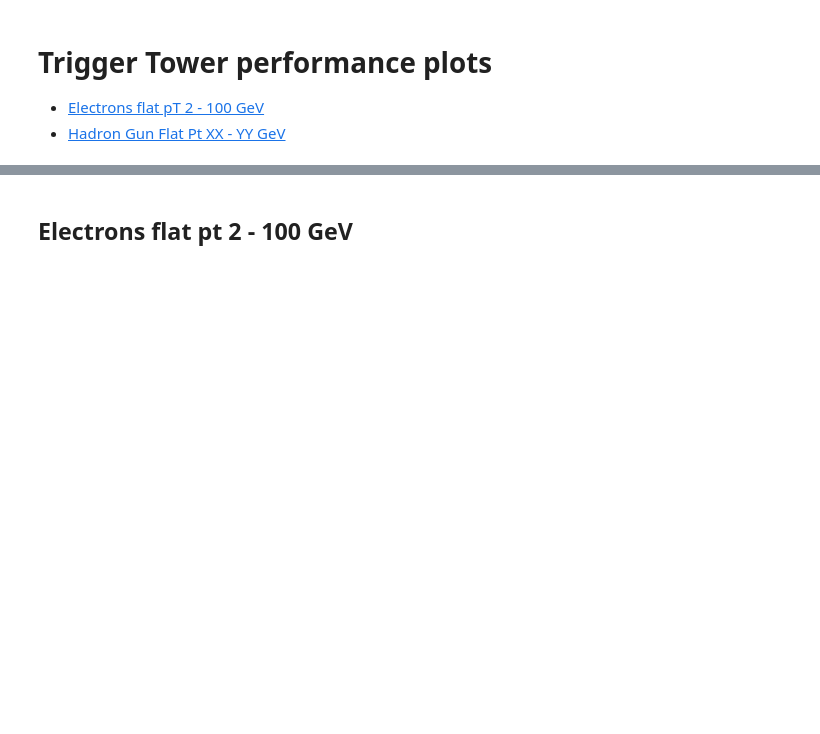
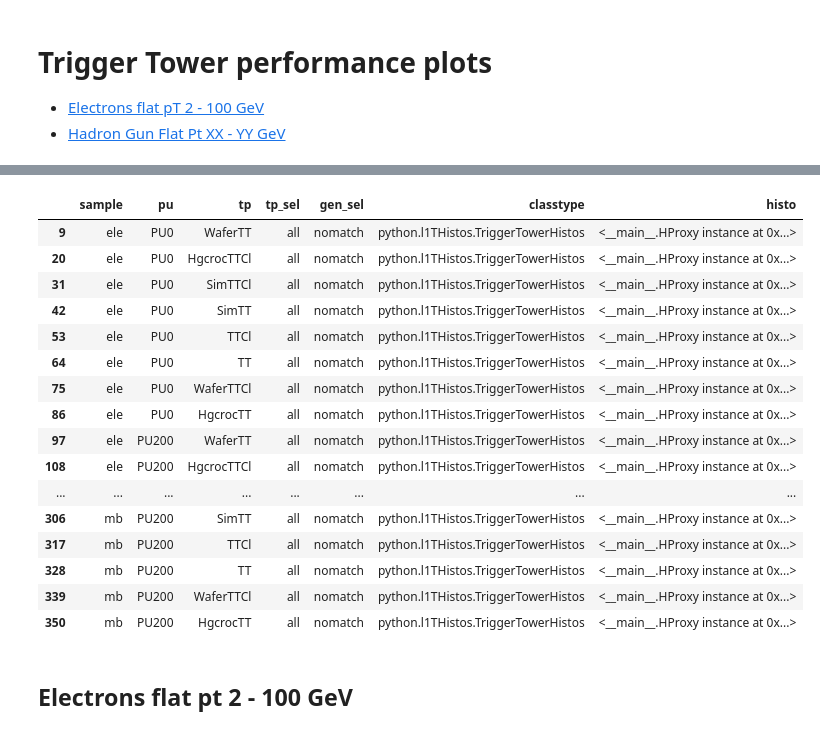
Before and after one commit to cerminar/ntuple-analysis, a Jupyter notebook: notebooks/plotter-TriggerTowers.ipynb, the cells around one changed output, grey strips where cells are left out. Cells and saved outputs as stored; diff of their text form; code cells hidden in the pictures; blank space fills up the shorter version.

```diff
--- a/notebooks/plotter-TriggerTowers.ipynb
+++ b/notebooks/plotter-TriggerTowers.ipynb
@@ -344,0 +544,13 @@ def normalize(histos, factors):
+# %%
+tpsets = {'TT': 'TC TT',
+          'TTCl': 'TC TT Cl.',
+          'SimTT': 'Sim TT',
+          'SimTTCl': 'Sim TT Cl.',
+          'HgcrocTT': 'HGCROC TT',
+          'HgcrocTTCl': 'HGCROC TT Cl.',
+          'WaferTT': 'Wafer TT',
+          'WaferTTCl': 'Wafer TT Cl.'
+         }
+tpset_selections = {'all': ''}
+samples = samples_ele
+samples += samples_nugus
@@ -344,0 +593,28 @@ def normalize(histos, factors):
+# %%
+%%time
+
+hplot = HPlot(samples, tpsets, tpset_selections, gen_selections)
+
+
+# hplot.cache_histo(classtype=histos.TriggerTowerHistos,
+#                   samples=samples,
+#                   pus=[],
+#                   tps=tpsets,
+#                   tp_sels=tpset_selections,
+#                   gen_sels=['nomatch'])
+
+
+hplot.cache_histo(classtype=histos.TriggerTowerHistos,
+                  samples=samples,
+                  pus=[],
+                  tps=tpsets,
+                  tp_sels=tpset_selections,
+                  gen_sels=gen_selections)
+
+
+# hplot.cache_histo(classtype=histos.TriggerTowerResoHistos,
+#                   samples=samples,
+#                   pus=[],
+#                   tps=tpsets,
+#                   tp_sels=tpset_selections,
+#                   gen_sels=gen_selections)
@@ -344,0 +653,20 @@ def normalize(histos, factors):
+# %%
+hplot.data.query('gen_sel == "nomatch"')
+# %% [output]
+|  | sample | pu | tp | tp_sel | gen_sel | classtype | histo |
+| 9 | ele | PU0 | WaferTT | all | nomatch | python.l1THistos.TriggerTowerHistos | <__main__.HProxy instance at 0x...> |
+| 20 | ele | PU0 | HgcrocTTCl | all | nomatch | python.l1THistos.TriggerTowerHistos | <__main__.HProxy instance at 0x...> |
+| 31 | ele | PU0 | SimTTCl | all | nomatch | python.l1THistos.TriggerTowerHistos | <__main__.HProxy instance at 0x...> |
+| 42 | ele | PU0 | SimTT | all | nomatch | python.l1THistos.TriggerTowerHistos | <__main__.HProxy instance at 0x...> |
+| 53 | ele | PU0 | TTCl | all | nomatch | python.l1THistos.TriggerTowerHistos | <__main__.HProxy instance at 0x...> |
+| 64 | ele | PU0 | TT | all | nomatch | python.l1THistos.TriggerTowerHistos | <__main__.HProxy instance at 0x...> |
+| 75 | ele | PU0 | WaferTTCl | all | nomatch | python.l1THistos.TriggerTowerHistos | <__main__.HProxy instance at 0x...> |
+| 86 | ele | PU0 | HgcrocTT | all | nomatch | python.l1THistos.TriggerTowerHistos | <__main__.HProxy instance at 0x...> |
+| 97 | ele | PU200 | WaferTT | all | nomatch | python.l1THistos.TriggerTowerHistos | <__main__.HProxy instance at 0x...> |
+| 108 | ele | PU200 | HgcrocTTCl | all | nomatch | python.l1THistos.TriggerTowerHistos | <__main__.HProxy instance at 0x...> |
+| ... | ... | ... | ... | ... | ... | ... | ... |
+| 306 | mb | PU200 | SimTT | all | nomatch | python.l1THistos.TriggerTowerHistos | <__main__.HProxy instance at 0x...> |
+| 317 | mb | PU200 | TTCl | all | nomatch | python.l1THistos.TriggerTowerHistos | <__main__.HProxy instance at 0x...> |
+| 328 | mb | PU200 | TT | all | nomatch | python.l1THistos.TriggerTowerHistos | <__main__.HProxy instance at 0x...> |
+| 339 | mb | PU200 | WaferTTCl | all | nomatch | python.l1THistos.TriggerTowerHistos | <__main__.HProxy instance at 0x...> |
+| 350 | mb | PU200 | HgcrocTT | all | nomatch | python.l1THistos.TriggerTowerHistos | <__main__.HProxy instance at 0x...> |
```
Also changed, not shown: parts of 120 cells of this notebook, 18 other files.
